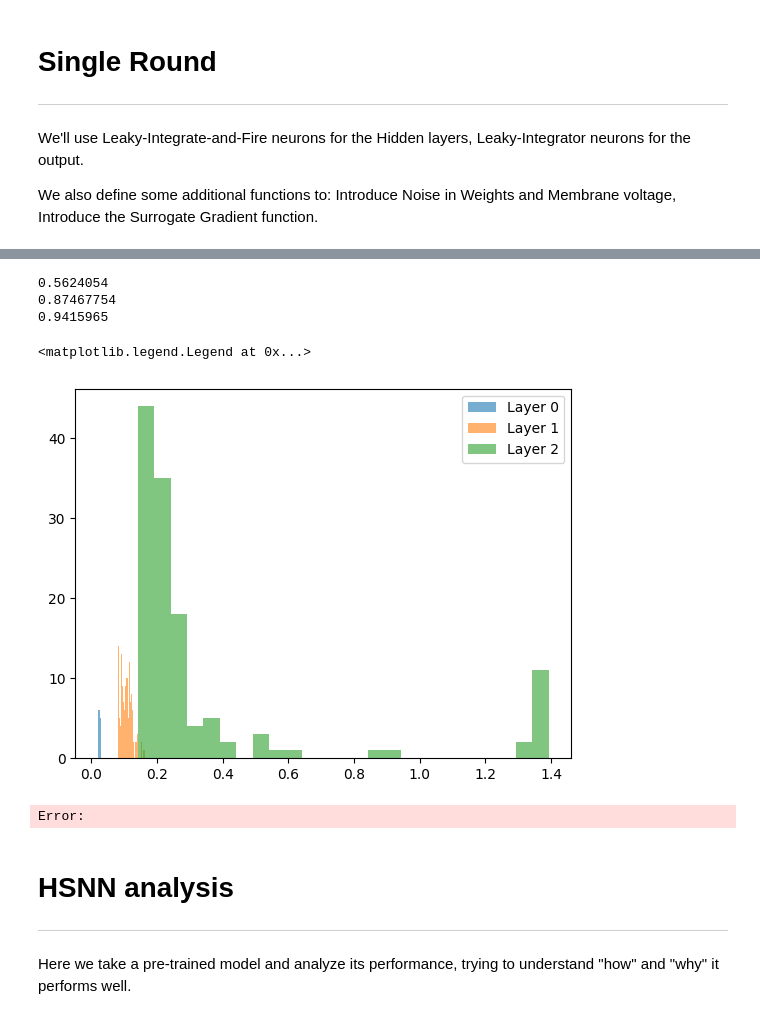
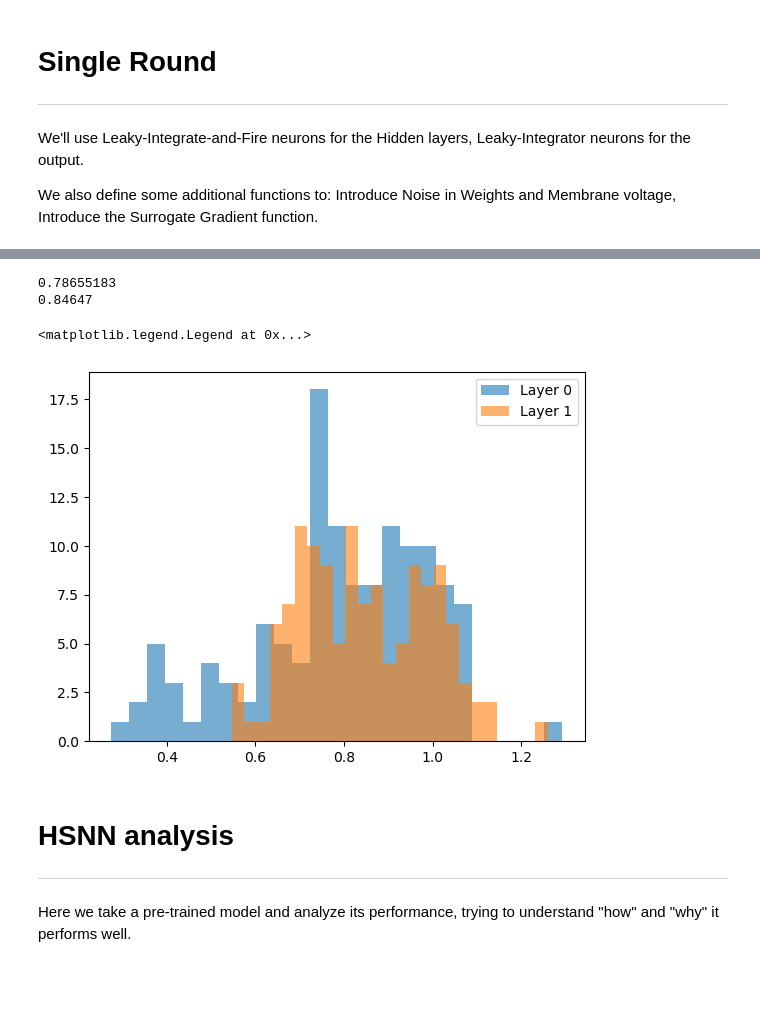
Before and after one commit to EIS-Hub/hSNN, a Jupyter notebook: snn_hierarchy_shd.ipynb, the cells around one changed output, grey strips where cells are left out. Saved outputs shown, nothing was run; the diff lists cells and outputs as text; code cells hidden in the pictures; blank space fills up the shorter version.

```diff
--- a/snn_hierarchy_shd.ipynb
+++ b/snn_hierarchy_shd.ipynb
@@ -88,12 +88,12 @@ from models import *
 from utils_initialization import *
 from training import *
 # %%
-args.train_alpha = False
-args.hierarchy_tau = False
-args.distrib_tau = False
+args.train_alpha = True
+args.hierarchy_tau = True
+args.distrib_tau = 'uniform'
 args.recurrent = True
 args.normalizer = 'batch' # 'batch' #'layer'
-args.n_layers = 2
+args.n_layers = 3
 # time constants
 args.tau_mem = 0.1 #0.1
 args.delta_tau = 0.075
@@ -103,15 +103,16 @@ if args.recurrent: args.lr = 0.01
 else: args.lr = 0.01
 args.lr_decay = 0.5
 args.lr_decay_every = 50
-args.l2_lambda = 0 #1e-6
-args.freq_lambda = 0 #1e-6
+args.l2_lambda = 0 #1e-5
+args.freq_lambda = 1e-6
 args.dropout_rate = 0.1
-args.n_epochs = 10
+args.n_epochs = 4
 args.lr = 0.01
+args.batch_size = 128
 args.decoder = 'cum'
-args.dataset_name = 'ssc'
+args.dataset_name = 'shd'
 args.n_out = 20 if args.dataset_name == 'shd' else 35  # output channels
-print(args.n_out)
+
 # Training
 train_loss, test_acc, val_acc, net_params_best = train_hsnn( args = args )
 # %% [output]
@@ -132,17 +126,15 @@ Test Accuracy: 6.90
 # %%
 import matplotlib.pyplot as plt
 for i in range(args.n_layers-1):
-    # _ = plt.hist( net_params_best[i][1], 25, alpha=0.6, label=f'Layer {i}' )
-    _ = plt.hist( - args.timestep / np.log( net_params_best[i][1] ), 25, alpha=0.6, label=f'Layer {i}' )
+    _ = plt.hist( net_params_best[i][1], 25, alpha=0.6, label=f'Layer {i}' )
+    # _ = plt.hist( - args.timestep / np.log( net_params_best[i][1] ), 25, alpha=0.6, label=f'Layer {i}' )
     print( np.mean(  net_params_best[i][1] ) )
 plt.legend()
 # %% [output]
-0.5624054
-0.87467754
-0.9415965
+0.78655183
+0.84647
 <matplotlib.legend.Legend at 0x...>
-[figure, old version]
+[figure, new version]
-Error:
 # %% [markdown]
 # HSNN analysis
 ---
```
Also changed, not shown: parts of 7 cells of this notebook, 7 other files.
